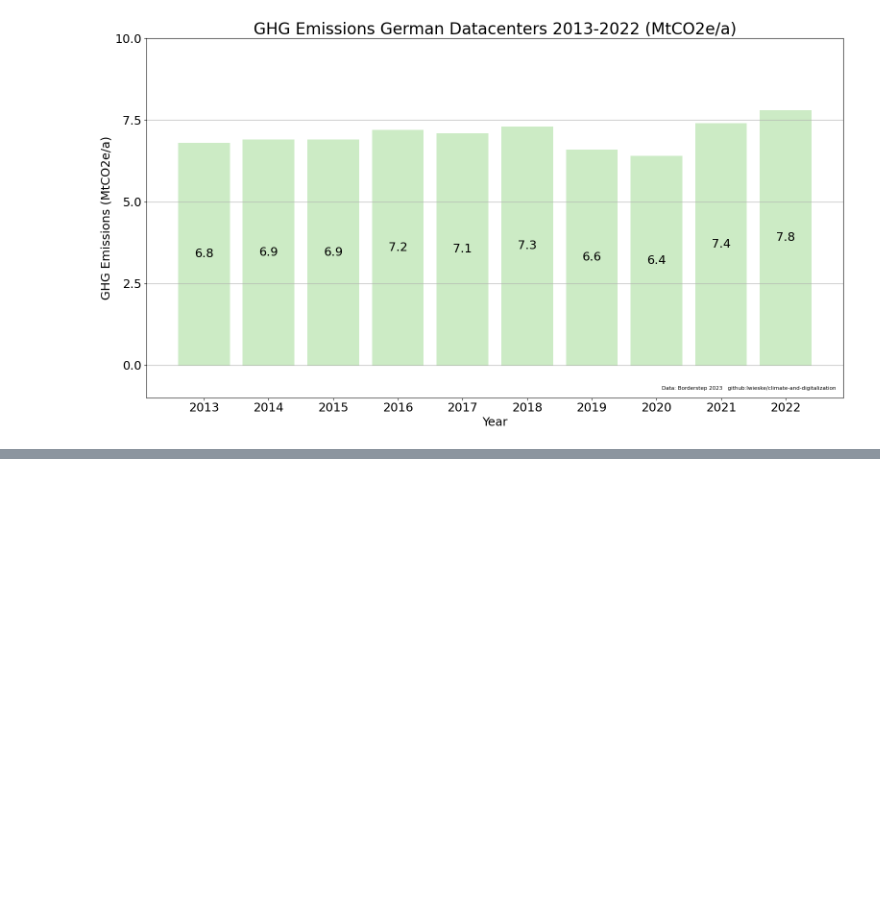
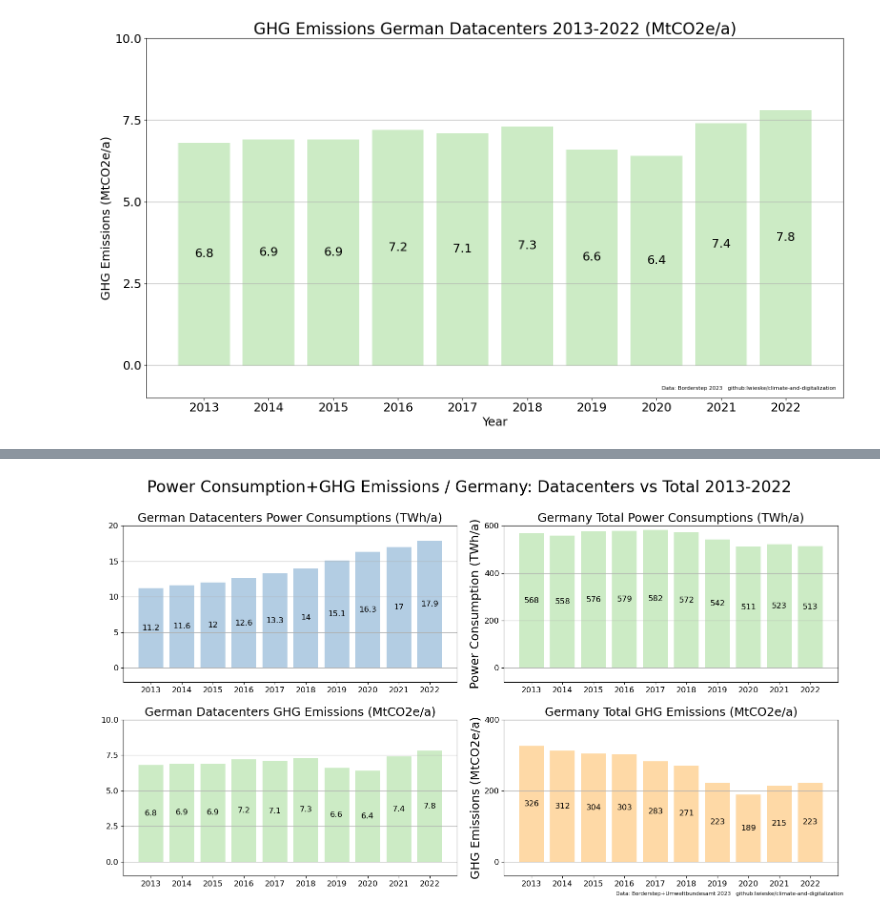
Before and after one commit to lwieske/climate-and-digitalization, a Jupyter notebook: README.ipynb, the cells around one changed output, grey strips where cells are left out. Cells and saved outputs as stored; diff of their text form; code cells hidden in the pictures; blank space fills up the shorter version.

```diff
--- a/README.ipynb
+++ b/README.ipynb
@@ -1644,0 +1715,60 @@ finalize_plot(plt,
+# %%
+plt.rcParams["figure.figsize"] = (16,9)
+
+plt.rcParams["figure.autolayout"] = True
+
+fig, axs = plt.subplots(2, 2)
+
+p = axs[0, 0].bar(labels, power_consumptions_datacenter, color=plt.cm.Pastel1(1))
+axs[0, 0].set_title("German Datacenters Power Consumptions (TWh/a)", size = 18)
+axs[0, 0].set_xticks(labels)
+axs[0, 0].tick_params(axis='both', labelsize=12)
+axs[0, 0].set_yticks([0.0, 5.0, 10.0, 15.0, 20.0])
+axs[0, 0].set_ylim([-2.0, 20.0])
+axs[0, 0].bar_label(p, label_type='center', size=12)
+axs[0, 0].grid(axis='y')
+
+p = axs[0, 1].bar(labels, power_consumptions_germany, color=plt.cm.Pastel1(2))
+axs[0, 1].set_title("Germany Total Power Consumptions (TWh/a)", size = 18)
+axs[0, 1].set_ylabel("Power Consumption (TWh/a)", size = 18)
+axs[0, 1].set_xticks(labels)
+axs[0, 1].tick_params(axis='both', labelsize=12)
+axs[0, 1].set_yticks([0, 200, 400, 600])
+axs[0, 1].set_ylim([-60.0, 600.0])
+axs[0, 1].bar_label(p, label_type='center', size=12)
+axs[0, 1].grid(axis='y')
+
+p = axs[1, 0].bar(labels, ghg_emissions_datacenter, color=plt.cm.Pastel1(2))
+axs[1, 0].set_title("German Datacenters GHG Emissions (MtCO2e/a)", size = 18)
+axs[1, 0].set_xticks(labels)
+axs[1, 0].tick_params(axis='both', labelsize=12)
+axs[1, 0].set_yticks([0.0, 2.5, 5.0, 7.5, 10.0])
+axs[1, 0].set_ylim([-1.0, 10.0])
+axs[1, 0].bar_label(p, label_type='center', size=12)
+axs[1, 0].grid(axis='y')
+
+p = axs[1, 1].bar(labels, ghg_emissions_germany, color=plt.cm.Pastel1(4))
+axs[1, 1].set_title("Germany Total GHG Emissions (MtCO2e/a)", size = 18)
+axs[1, 1].set_ylabel("GHG Emissions (MtCO2e/a)", size = 18)
+axs[1, 1].set_xticks(labels)
+axs[1, 1].tick_params(axis='both', labelsize=12)
+axs[1, 1].set_yticks([0, 200, 400])
+axs[1, 1].set_ylim([-40.0, 400.0])
+axs[1, 1].bar_label(p, label_type='center', size=12)
+axs[1, 1].grid(axis='y')
+
+fig.suptitle('Power Consumption+GHG Emissions / Germany: Datacenters vs Total 2013-2022', size=24)
+
+fig.text(0.99, 0.01,
+        'Data: Borderstep+Umweltbundesamt 2023   github:lwieske/climate-and-digitalization',
+        fontsize=8, color='black',
+        ha="right", va="bottom",
+        bbox=dict(boxstyle="square", facecolor='white', edgecolor='none',)
+)
+
+filename='power_consumptions_vs_ghg_emissions'
+
+plt.savefig(f'images/{filename}.png')
+plt.savefig(f'images/svg/{filename}.svg')
+# %% [output]
+[figure, added]
```
Also changed, not shown: parts of 7 cells of this notebook, 23 other files.
